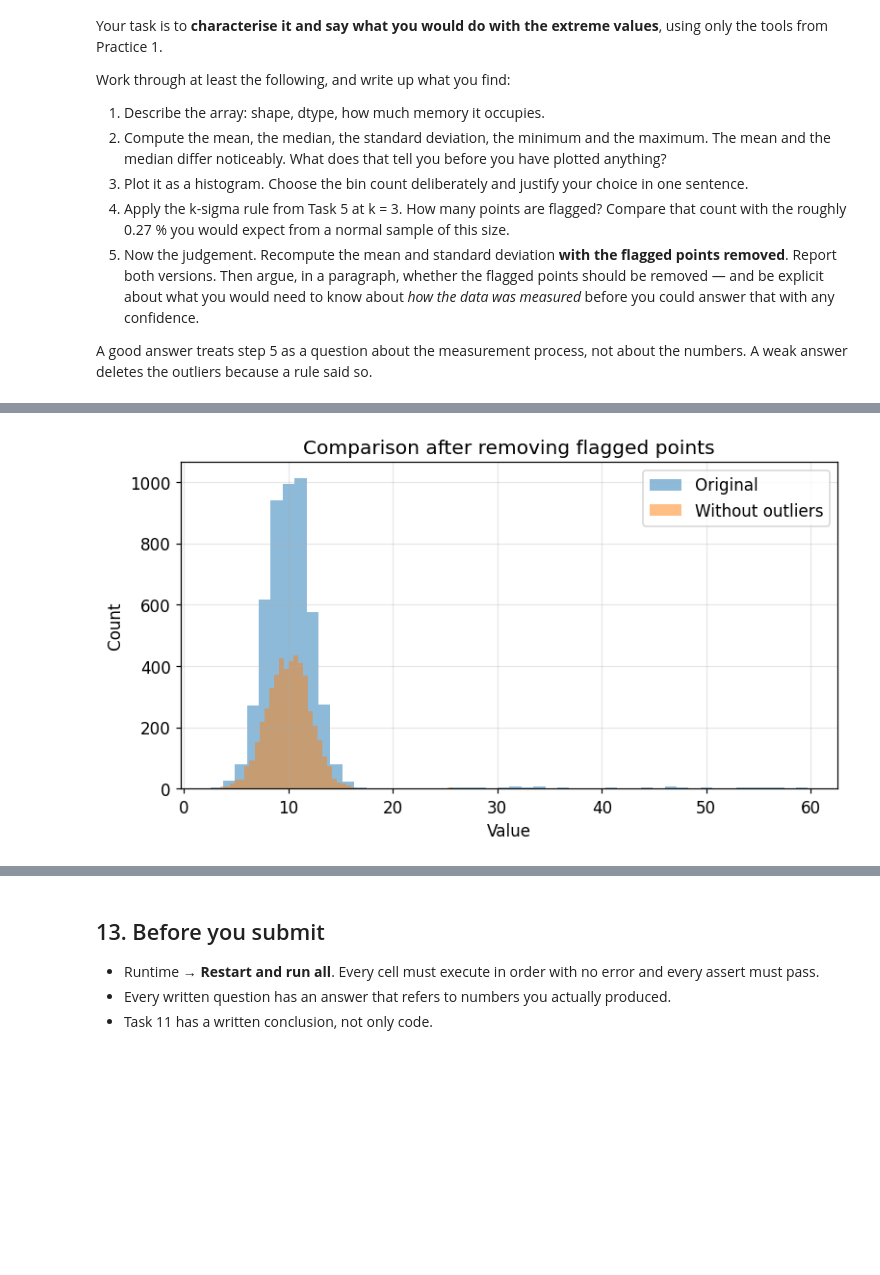
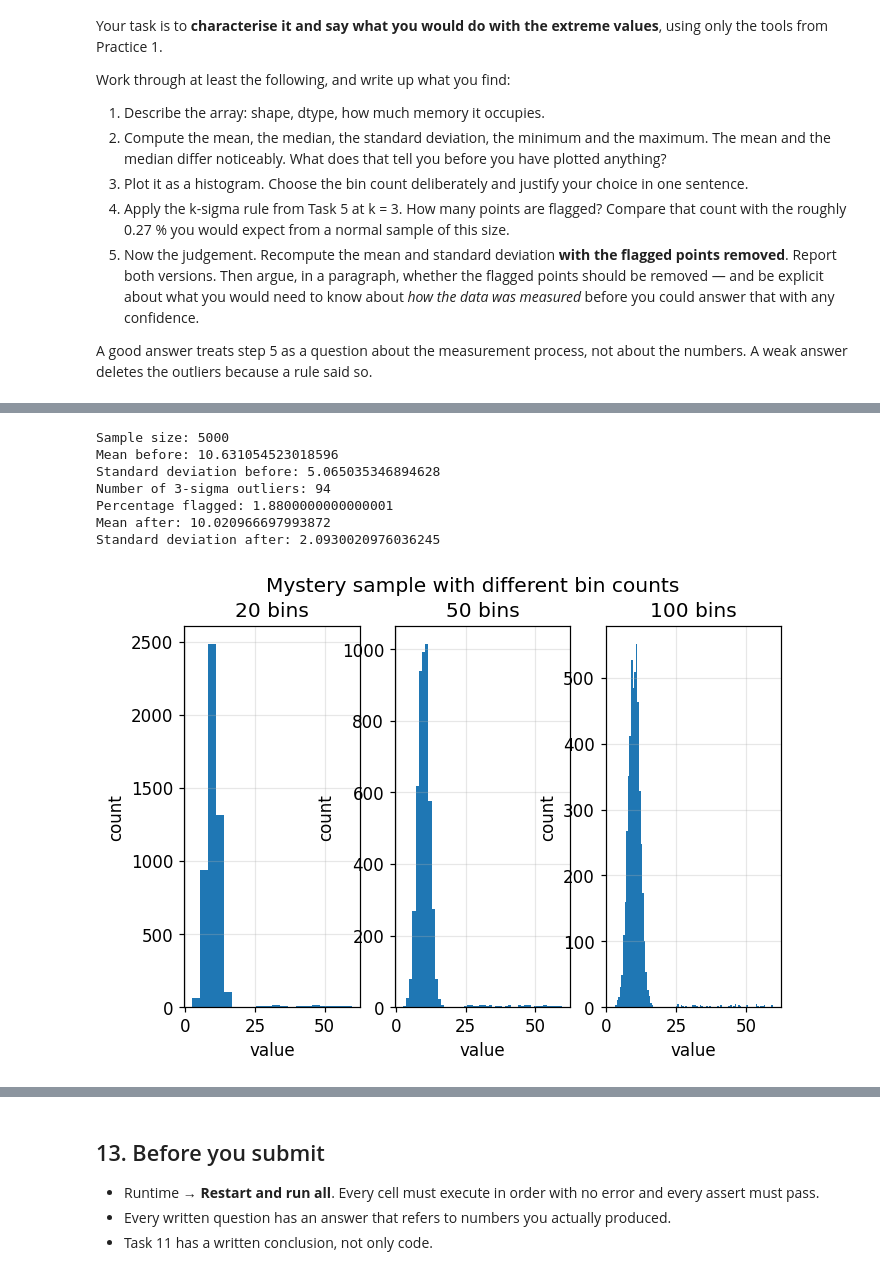
Before and after one commit to yuliiamatviievska-prog/ida-practice-12, a Jupyter notebook: practice/1/1-homework.ipynb, the cells around one changed output, grey strips where cells are left out. Cells and saved outputs as stored; diff of their text form; code cells hidden in the pictures; blank space fills up the shorter version.

```diff
--- a/practice/1/1-homework.ipynb
+++ b/practice/1/1-homework.ipynb
@@ -654,20 +519,15 @@ Applied. Draw one sample three ways and decide which picture to trust.
 *see Practice 1 §4.5*
 # %%
 def histogram_grid(sample, bin_counts, density):
-    fig, axes = plt.subplots(1, len(bin_counts), figsize=(12, 3))
+    fig, axes = plt.subplots(1, len(bin_counts))
 
-    # якщо тільки один графік — зробити список
-    if len(bin_counts) == 1:
-        axes = [axes]
+    axes = np.atleast_1d(axes)
 
     for ax, bins in zip(axes, bin_counts):
         ax.hist(sample, bins=bins, density=density)
-
-        ax.set_xlabel("Value")
+        ax.set_xlabel("value")
         ax.set_ylabel("density" if density else "count")
-        ax.set_title(f"bins = {bins}")
-
-    fig.suptitle("Histogram comparison with different bin counts")
+        ax.set_title(f"{bins} bins")
 
     return fig, axes
 # %%
@@ -785,15 +611,13 @@ A good answer treats step 5 as a question about the measurement process,
 not about the numbers. A weak answer deletes the outliers because a rule
 said so.
 # %%
-# Basic description of the sample
-print("Shape:", mystery_sample.shape)
-print("Dtype:", mystery_sample.dtype)
-print("Memory:", mystery_sample.nbytes, "bytes")
+# The data. Do not modify this cell.
+_hidden_rng = np.random.default_rng(31337)
+mystery_sample = np.concatenate([
+    _hidden_rng.normal(10.0, 2.0, 4_900),
+    _hidden_rng.uniform(25.0, 60.0, 100),
+])
+_hidden_rng.shuffle(mystery_sample)
 
-print("Mean:", mystery_sample.mean())
-print("Median:", np.median(mystery_sample))
-print("Std:", mystery_sample.std())
-print("Min:", mystery_sample.min())
-print("Max:", mystery_sample.max())
-std = x.std()
+print("mystery_sample is ready:", mystery_sample.shape)
 # %% [output]
@@ -835,15 +625,38 @@ plt.show()
 # %%
-plt.figure(figsize=(8,4))
+mean_before = mystery_sample.mean()
+std_before = mystery_sample.std()
 
-plt.hist(mystery_sample, bins=50, alpha=0.5, label="Original")
-plt.hist(clean, bins=50, alpha=0.5, label="Without outliers")
+mask, outliers = sigma_outliers(mystery_sample, k=3.0)
 
-plt.xlabel("Value")
-plt.ylabel("Count")
-plt.title("Comparison after removing flagged points")
-plt.legend()
+clean_sample = mystery_sample[~mask]
 
-plt.show()
+mean_after = clean_sample.mean()
+std_after = clean_sample.std()
+
+print("Sample size:", mystery_sample.size)
+print("Mean before:", mean_before)
+print("Standard deviation before:", std_before)
+print("Number of 3-sigma outliers:", mask.sum())
+print("Percentage flagged:", mask.mean() * 100)
+print("Mean after:", mean_after)
+print("Standard deviation after:", std_after)
 # %% [output]
-[figure, removed]
+Sample size: 5000
+Mean before: 10.631054523018596
+Standard deviation before: 5.065035346894628
+Number of 3-sigma outliers: 94
+Percentage flagged: 1.8800000000000001
+Mean after: 10.020966697993872
+Standard deviation after: 2.0930020976036245
+# %%
+fig, axes = histogram_grid(
+    mystery_sample,
+    [20, 50, 100],
+    density=False
+)
+
+fig.suptitle("Mystery sample with different bin counts")
+plt.show()
+# %% [output]
+[figure, added]
 # %% [markdown]
```
Also changed, not shown: parts of 25 cells of this notebook.
